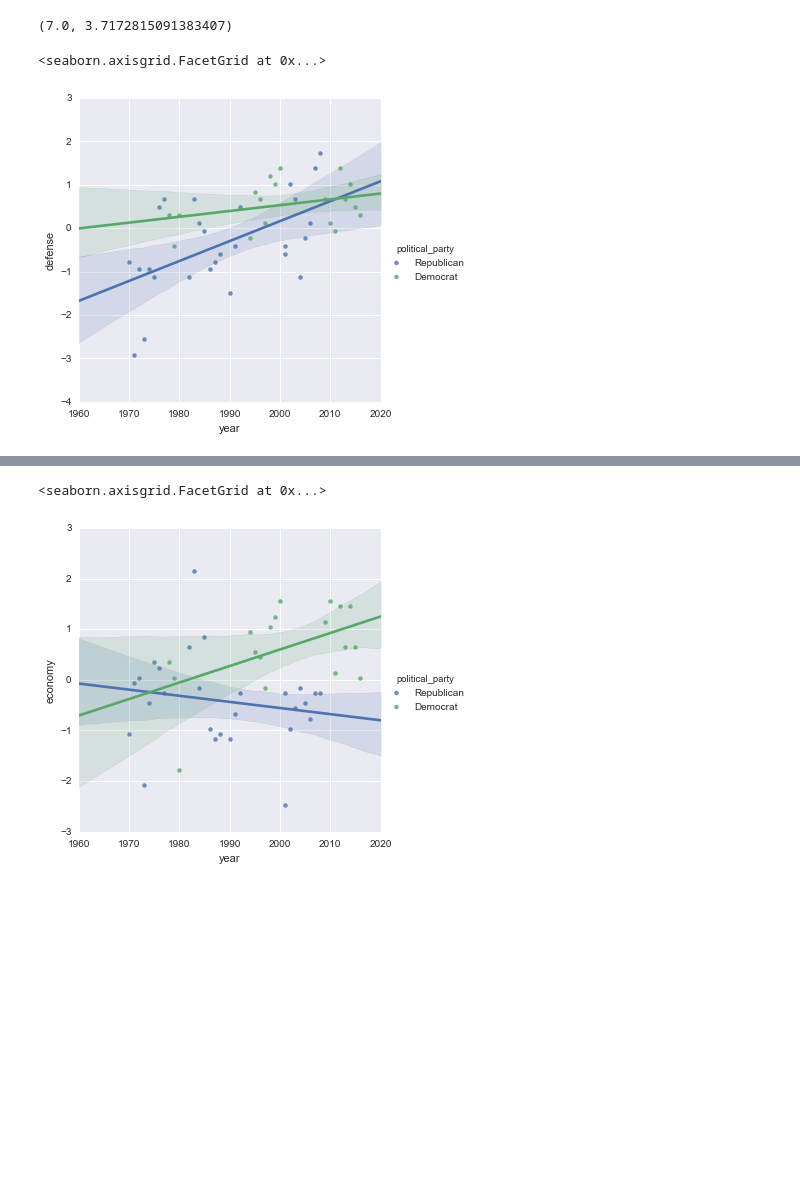
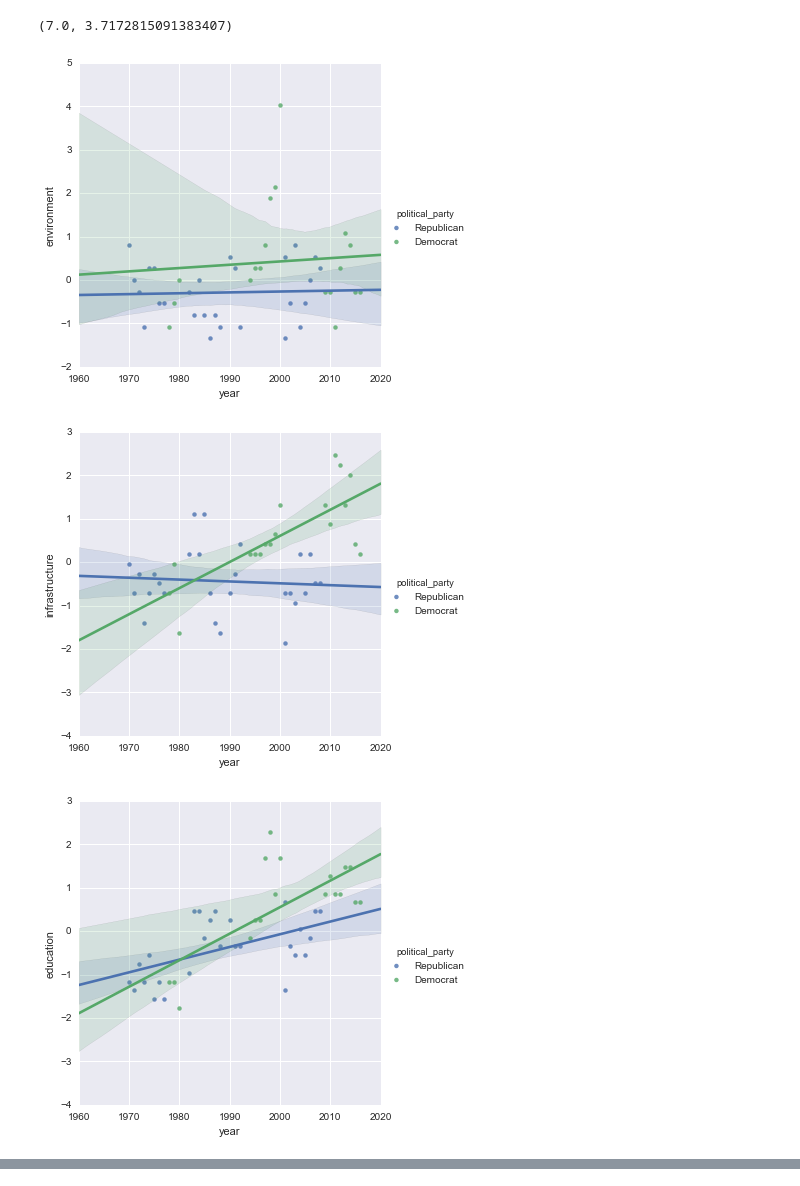
Before and after one commit to cal2227/EDAV-Project4, a Jupyter notebook: src/parties_by_topics_zscore.ipynb, the cells around one changed output, grey strips where cells are left out. Cells and saved outputs as stored; diff of their text form; code cells hidden in the pictures; blank space fills up the shorter version.

```diff
--- a/src/parties_by_topics_zscore.ipynb
+++ b/src/parties_by_topics_zscore.ipynb
@@ -21,7 +21,9 @@ df['environment'].mean(), df['environment'].std()
 for topic in stemmed_keywords.keys():
     df[topic] = (df[topic] -df[topic].mean()) / df[topic].std()
 # %%
-sb.lmplot('year', 'defense', data=df, hue='political_party', fit_reg=True)
+for topic in stemmed_keywords.keys():
+    sb.lmplot('year', topic, data=df, hue='political_party', fit_reg=True)
 # %% [output]
-<seaborn.axisgrid.FacetGrid at 0x...>
-[figure, old version]
+[figure, new version]
+[figure, added]
+[figure, added]
@@ -28,5 +36,0 @@ sb.lmplot('year', 'defense', data=df, hue='political_party', fit_reg=True)
-# %%
-sb.lmplot('year', 'economy', data=df, hue='political_party', fit_reg=True)
-# %% [output]
-<seaborn.axisgrid.FacetGrid at 0x...>
-[figure, removed]
```
Also changed, not shown: parts of 2 cells of this notebook.
